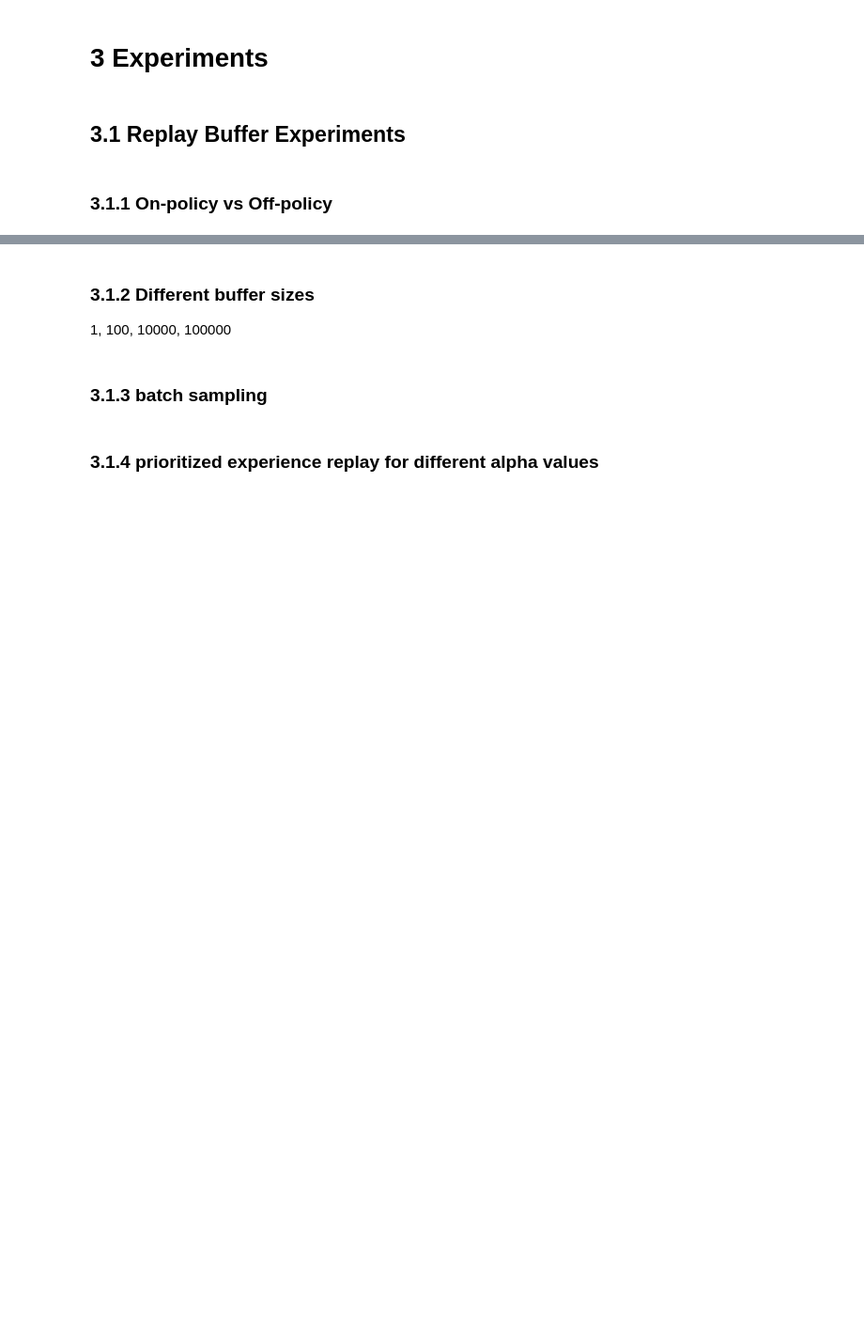
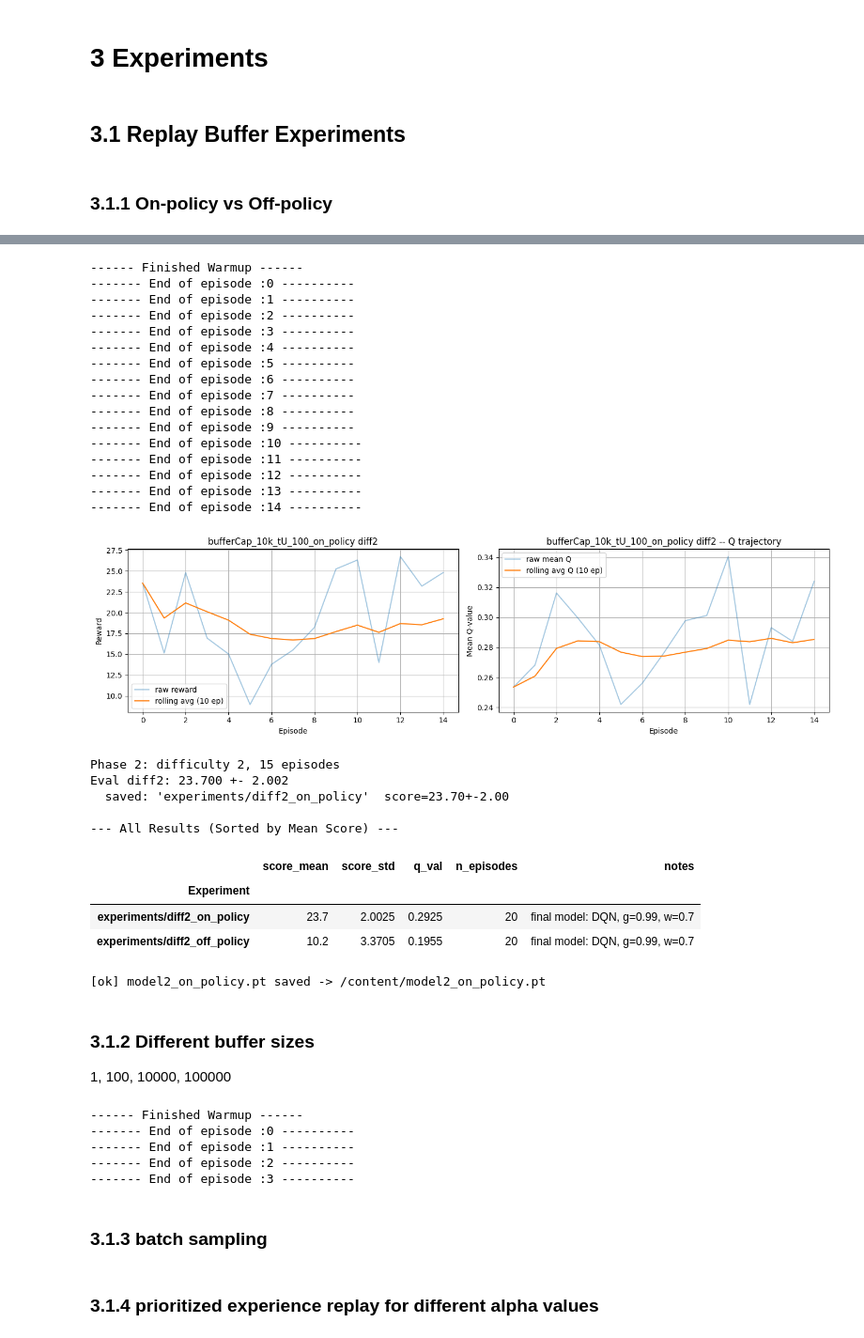
Before and after one commit to rarosilva/DL_Proj2, a Jupyter notebook: tasks/task2.ipynb, the cells around one changed output, grey strips where cells are left out. Shown at 94% size. Drawn from its saved outputs; the diff is of its cells as text; code cells hidden in the pictures; blank space fills up the shorter version.

```diff
--- a/tasks/task2.ipynb
+++ b/tasks/task2.ipynb
@@ -769,19 +790,47 @@ Eval diff2: 24.100 +- 1.921
 # %%
 #on-policy
 train_used = train(
       envs[f'difficulty_2'], q, optimizer,
       n_episodes=N_EPISODES_LG,
       n_frames=BEST_N_FRAMES,
       heuristic=BEST_HEURISTIC,
       warmup_pct=BEST_WARMUP,
       use_huber=True,
       gamma=BEST_GAMMA,
       name=f'bufferCap_10k_tU_100_on_policy diff2',
       preprocess_fn=BEST_PREPROCESS,
       on_policy=True
       )
 
-getResults(train_used, q, "2")
+getResults(train_used, q, "2", "on_policy")
+# %% [output]
+------ Finished Warmup ------
+------- End of episode :0 ----------
+------- End of episode :1 ----------
+------- End of episode :2 ----------
+------- End of episode :3 ----------
+------- End of episode :4 ----------
+------- End of episode :5 ----------
+------- End of episode :6 ----------
+------- End of episode :7 ----------
+------- End of episode :8 ----------
+------- End of episode :9 ----------
+------- End of episode :10 ----------
+------- End of episode :11 ----------
+------- End of episode :12 ----------
+------- End of episode :13 ----------
+------- End of episode :14 ----------
+[figure, added]
+Phase 2: difficulty 2, 15 episodes
+Eval diff2: 23.700 +- 2.002
+  saved: 'experiments/diff2_on_policy'  score=23.70+-2.00
+
+--- All Results (Sorted by Mean Score) ---
+|  | score_mean | score_std | q_val | n_episodes | notes |
+| Experiment |  |  |  |  |  |
+| experiments/diff2_on_policy | 23.7 | 2.0025 | 0.2925 | 20 | final model: DQN, g=0.99, w=0.7 |
+| experiments/diff2_off_policy | 10.2 | 3.3705 | 0.1955 | 20 | final model: DQN, g=0.99, w=0.7 |
+[ok] model2_on_policy.pt saved -> /content/model2_on_policy.pt
 # %% [markdown]
 ### 3.1.2 Different buffer sizes
 
@@ -800,7 +849,13 @@ train_used = train(
       memory=ReplayBuffer(capacity=1)
       )
 
-getResults(train_used, q, "2")
+getResults(train_used, q, "2", "bufferCap_1")
+# %% [output]
+------ Finished Warmup ------
+------- End of episode :0 ----------
+------- End of episode :1 ----------
+------- End of episode :2 ----------
+------- End of episode :3 ----------
 # %%
 train_used = train(
       envs[f'difficulty_2'], q, optimizer,
```
Also changed, not shown: parts of 19 cells of this notebook.
